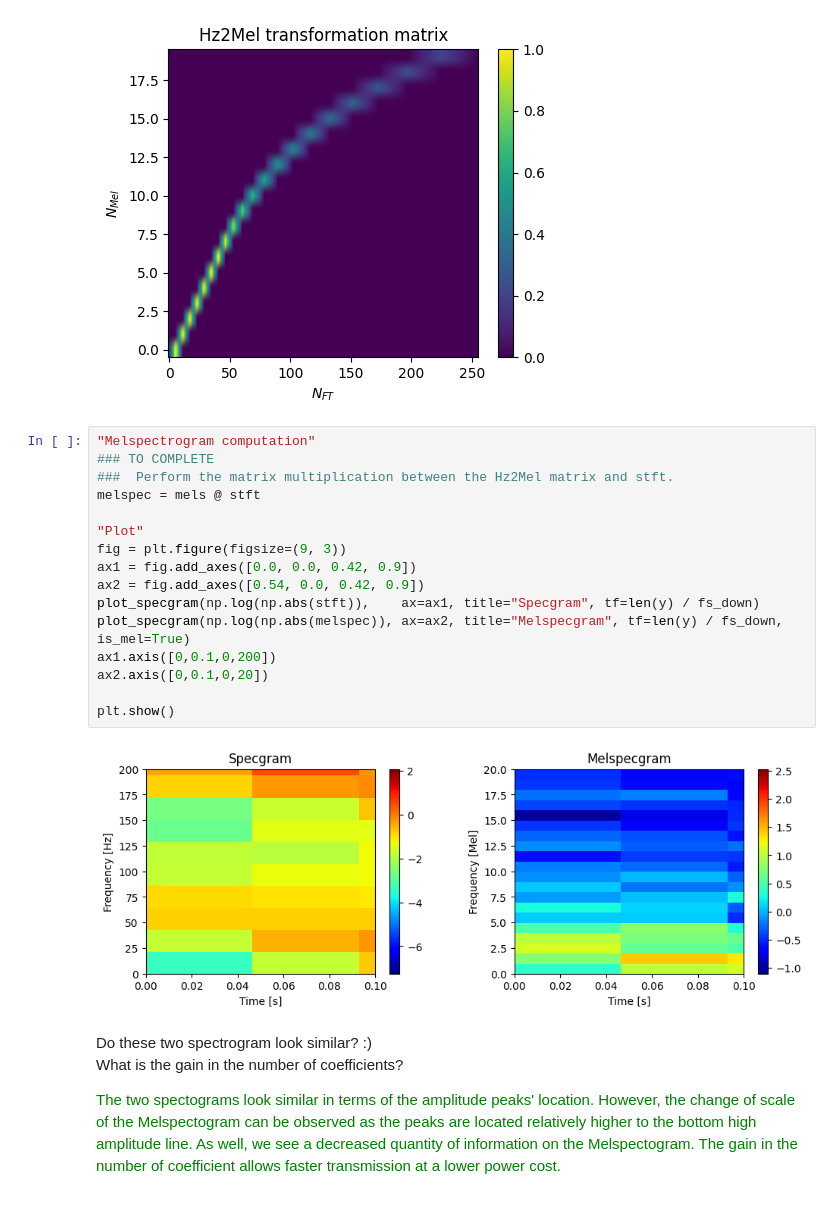
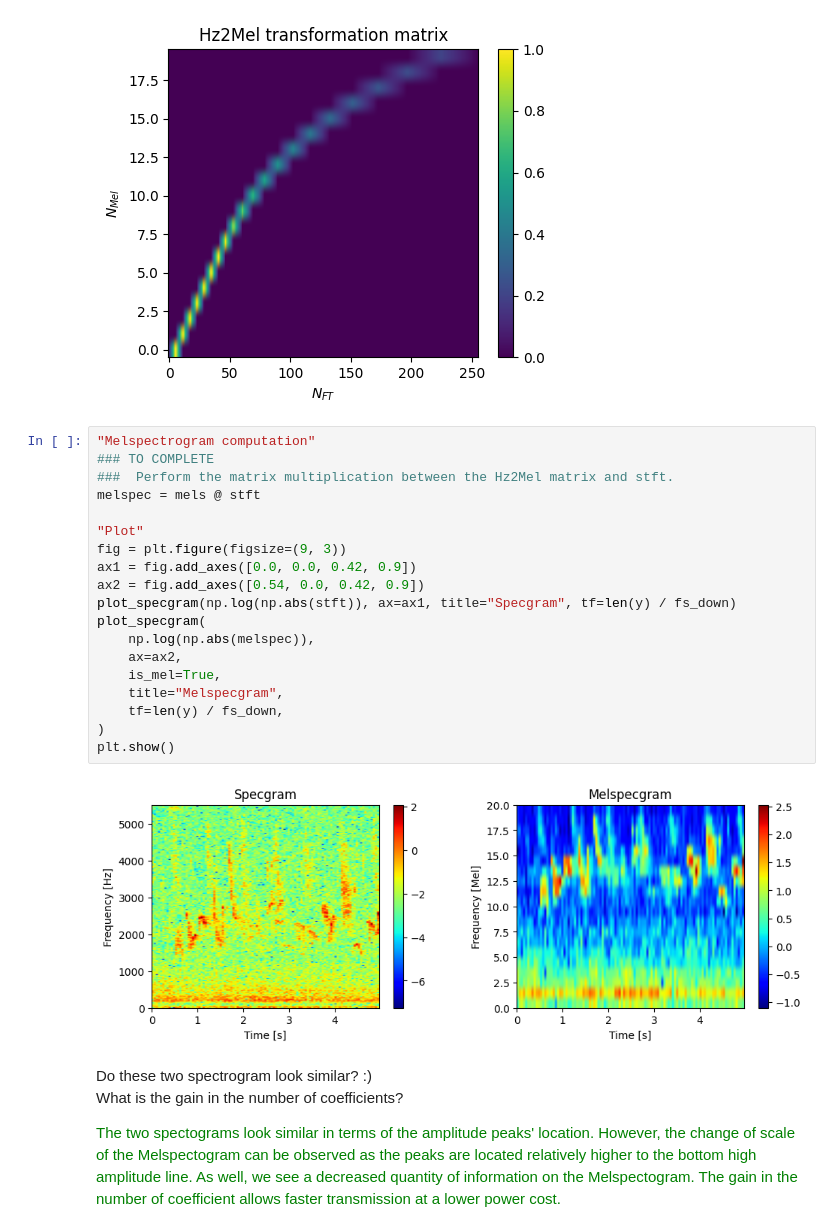
Before and after one commit to Anthiaume/LELEC210X-GroupA, a Jupyter notebook: classification/h1_feature_vectors.ipynb, the cells around one changed output. Cells and saved outputs as stored; diff of their text form.

```diff
--- a/classification/h1_feature_vectors.ipynb
+++ b/classification/h1_feature_vectors.ipynb
@@ -306,21 +306,24 @@ plt.show()
 # %%
 "Melspectrogram computation"
 ### TO COMPLETE
 ###  Perform the matrix multiplication between the Hz2Mel matrix and stft.
 melspec = mels @ stft
 
 "Plot"
 fig = plt.figure(figsize=(9, 3))
 ax1 = fig.add_axes([0.0, 0.0, 0.42, 0.9])
 ax2 = fig.add_axes([0.54, 0.0, 0.42, 0.9])
-plot_specgram(np.log(np.abs(stft)),    ax=ax1, title="Specgram", tf=len(y) / fs_down)
-plot_specgram(np.log(np.abs(melspec)), ax=ax2, title="Melspecgram", tf=len(y) / fs_down, is_mel=True)
-ax1.axis([0,0.1,0,200])
-ax2.axis([0,0.1,0,20])
-
+plot_specgram(np.log(np.abs(stft)), ax=ax1, title="Specgram", tf=len(y) / fs_down)
+plot_specgram(
+    np.log(np.abs(melspec)),
+    ax=ax2,
+    is_mel=True,
+    title="Melspecgram",
+    tf=len(y) / fs_down,
+)
 plt.show()
 # %% [output]
-[figure, old version]
+[figure, new version]
 # %% [markdown]
 Do these two spectrogram look similar? :) <br>
 What is the gain in the number of coefficients?
```
Also changed, not shown: 8 other files.
